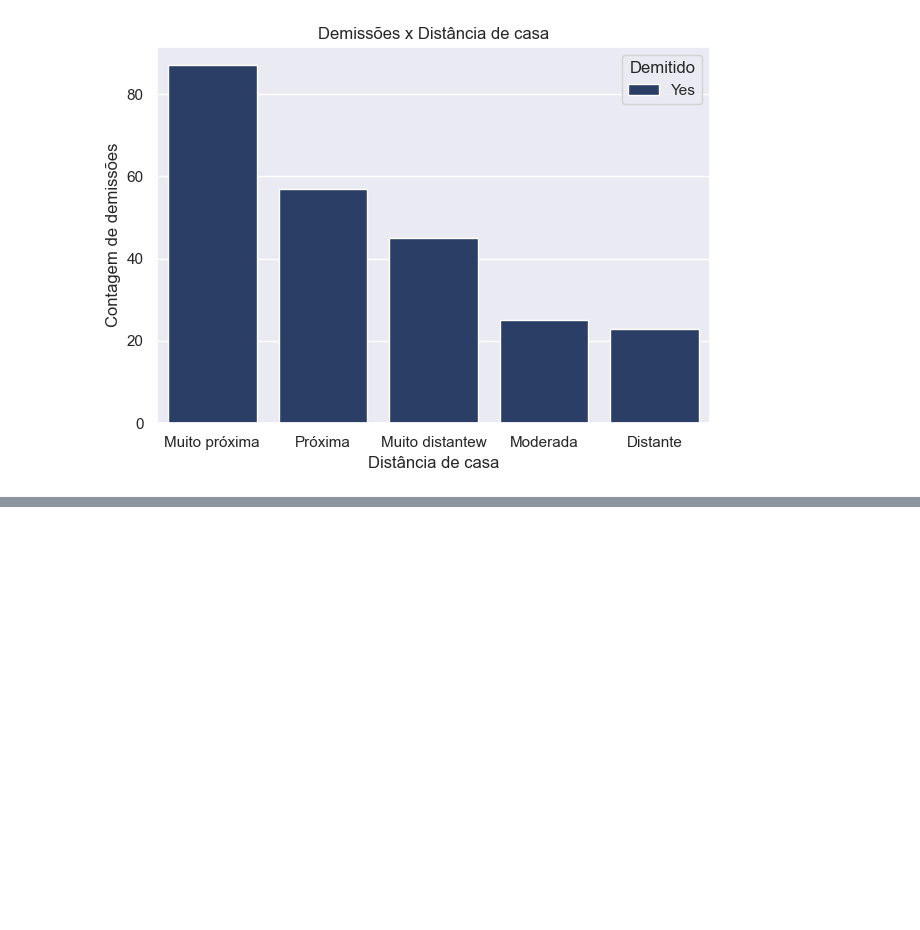
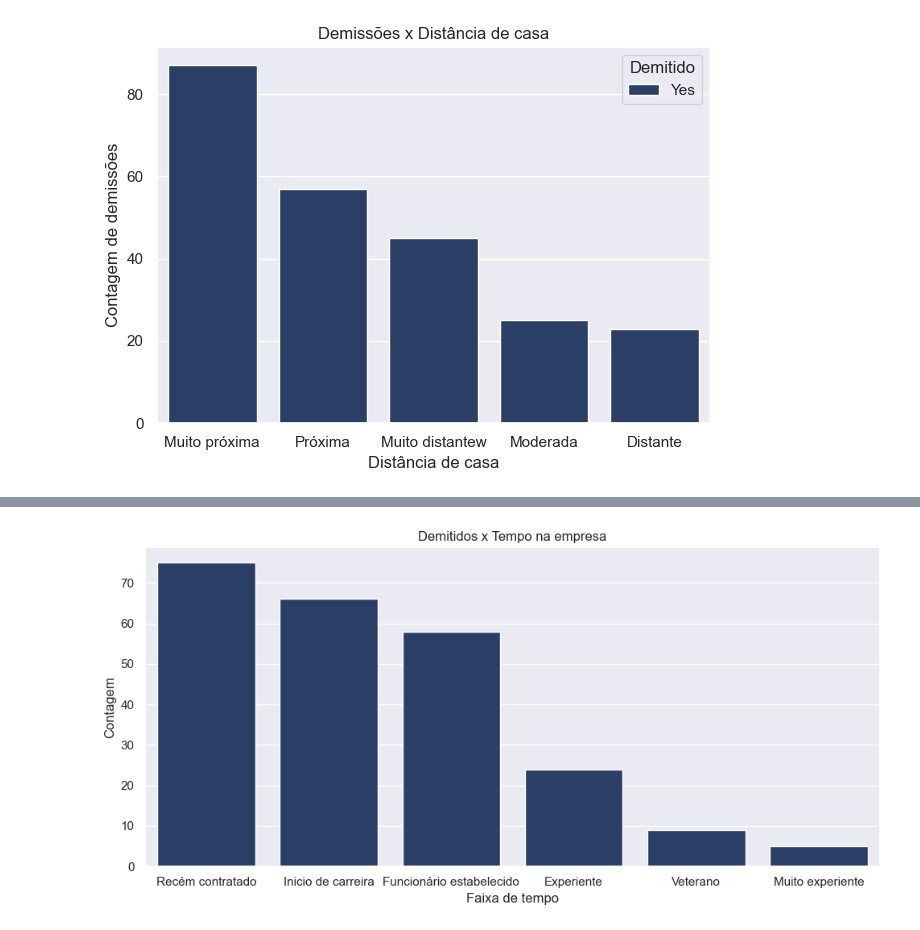
Before and after one commit to devigorll/analise_atrito, a Jupyter notebook: notebooks/03_diagnostico_estatistico_visual.ipynb, the cells around one changed output, grey strips where cells are left out. Cells and saved outputs as stored; diff of their text form; code cells hidden in the pictures; blank space fills up the shorter version.

```diff
--- a/notebooks/03_diagnostico_estatistico_visual.ipynb
+++ b/notebooks/03_diagnostico_estatistico_visual.ipynb
@@ -101,0 +105,12 @@ plt.show()
+# %%
+ordem = (df[df["Demitido"] == "Yes"]["Faixa_de_tempo_empresa"].value_counts().index)
+
+plt.figure(figsize = (10,5))
+g = sns.countplot(data = df[df["Demitido"] == "Yes"], x = "Faixa_de_tempo_empresa", order = ordem)
+g.set_title("Demitidos x Tempo na empresa")
+g.set_xlabel("Faixa de tempo")
+g.set_ylabel("Contagem")
+plt.tight_layout()
+plt.show()
+# %% [output]
+[figure, added]
```
Also changed, not shown: parts of 5 cells of this notebook.
